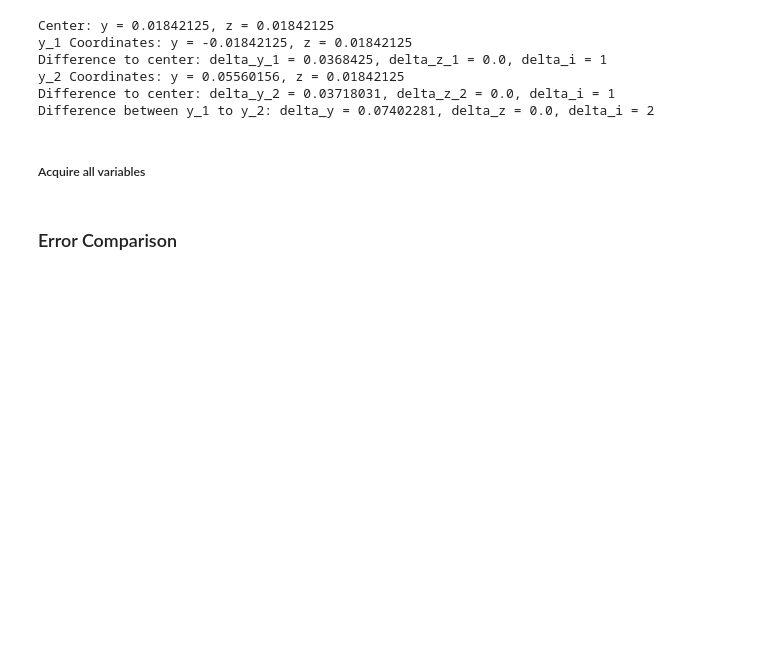
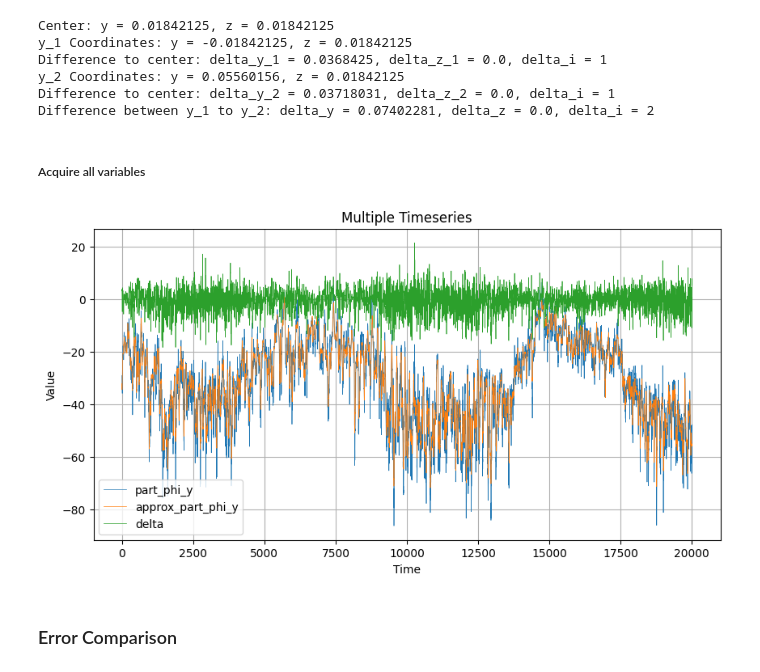
Before and after one commit to MichaelSkowronek/potential_probe_velocity_measuring, a Jupyter notebook: notebooks/measurement_x15_y0_z0_ha300.ipynb, the cells around one changed output. Saved outputs shown, nothing was run; the diff lists cells and outputs as text; code cells hidden in the pictures; blank space fills up the shorter version.

```diff
--- a/notebooks/measurement_x15_y0_z0_ha300.ipynb
+++ b/notebooks/measurement_x15_y0_z0_ha300.ipynb
@@ -149,35 +120,35 @@ delta_l = 0.1  # y, z domain = [-1, 1]
 ##### Measurement Coordinates
 # %%
 i_center = find_matching_row_index_from_timeseries(
-    timeseries,
+    fld_timeseries,
     y_coord,
     z_coord,
     return_closest=True,
     )
-print(f"Center: y = {timeseries[0][i_center][0]}, z = {timeseries[0][i_center][1]}")
+print(f"Center: y = {fld_timeseries[0][i_center][0]}, z = {fld_timeseries[0][i_center][1]}")
 
 y_1 = y_coord - delta_l / 2
 i_y_1 = find_matching_row_index_from_timeseries(
-    timeseries,
+    fld_timeseries,
     y_1,
     z_coord,
     return_closest=True,
     )
-print(f"y_1 Coordinates: y = {timeseries[0][i_y_1][0]}, z = {timeseries[0][i_y_1][1]}")
-print(f"Difference to center: delta_y_1 = {timeseries[0][i_center][0] - timeseries[0][i_y_1][0]}, delta_z_1 = {timeseries[0][i_center][1] - timeseries[0][i_y_1][1]}, delta_i = {i_center - i_y_1}")
+print(f"y_1 Coordinates: y = {fld_timeseries[0][i_y_1][0]}, z = {fld_timeseries[0][i_y_1][1]}")
+print(f"Difference to center: delta_y_1 = {fld_timeseries[0][i_center][0] - fld_timeseries[0][i_y_1][0]}, delta_z_1 = {fld_timeseries[0][i_center][1] - fld_timeseries[0][i_y_1][1]}, delta_i = {i_center - i_y_1}")
 
 y_2 = y_coord + delta_l / 2
 i_y_2 = find_matching_row_index_from_timeseries(
-    timeseries,
+    fld_timeseries,
     y_2,
     z_coord,
     return_closest=True,
     )
-print(f"y_2 Coordinates: y = {timeseries[0][i_y_2][0]}, z = {timeseries[0][i_y_2][1]}")
-print(f"Difference to center: delta_y_2 = {timeseries[0][i_y_2][0] - timeseries[0][i_center][0]}, delta_z_2 = {timeseries[0][i_y_2][1] - timeseries[0][i_center][1]}, delta_i = {i_y_2 - i_center}")
+print(f"y_2 Coordinates: y = {fld_timeseries[0][i_y_2][0]}, z = {fld_timeseries[0][i_y_2][1]}")
+print(f"Difference to center: delta_y_2 = {fld_timeseries[0][i_y_2][0] - fld_timeseries[0][i_center][0]}, delta_z_2 = {fld_timeseries[0][i_y_2][1] - fld_timeseries[0][i_center][1]}, delta_i = {i_y_2 - i_center}")
 
-delta_y = timeseries[0][i_y_2][0] - timeseries[0][i_y_1][0]
-delta_z = timeseries[0][i_y_2][1] - timeseries[0][i_y_1][1]
+delta_y = fld_timeseries[0][i_y_2][0] - fld_timeseries[0][i_y_1][0]
+delta_z = fld_timeseries[0][i_y_2][1] - fld_timeseries[0][i_y_1][1]
 print(f"Difference between y_1 to y_2: delta_y = {delta_y}, delta_z = {delta_z}, delta_i = {i_y_2 - i_y_1}")
 # %% [output]
 Center: y = 0.01842125, z = 0.01842125
@@ -210,3 +162,45 @@ partial_phi = delta_phi / delta_y
+# %%
+phi_y_1 = extract_time_series_values(
+    data=fld_data,
+    column_labels='F',
+    row_index=i_y_1,
+    )
+phi_y_2 = extract_time_series_values(
+    data=fld_data,
+    column_labels='F',
+    row_index=i_y_2,
+    )
+j_y_center = extract_time_series_values(
+    data=fld_data,
+    column_labels='jy',
+    row_index=i_center,
+    )
+
+delta_phi_y = phi_y_2 - phi_y_1
+approx_part_phi_y = delta_phi_y / delta_y
+
+part_phi_y = extract_timeseries_data_by_coordinates(
+    data=gradF_data,
+    column_labels="dfdy",
+    y_coord=y_coord,
+    z_coord=z_coord,
+    )
+
+plot_timeseries(
+    data_list=[
+        part_phi_y,
+        approx_part_phi_y,
+        part_phi_y - approx_part_phi_y,
+        ],
+    labels=[
+        "part_phi_y",
+        "approx_part_phi_y",
+        "delta"
+        ],
+    linewidth=0.5,
+    )
+# %% [output]
+[figure, added]
 # %% [markdown]
 ### Error Comparison
 # %%
```
Also changed, not shown: parts of 21 cells of this notebook, 1 other file.
